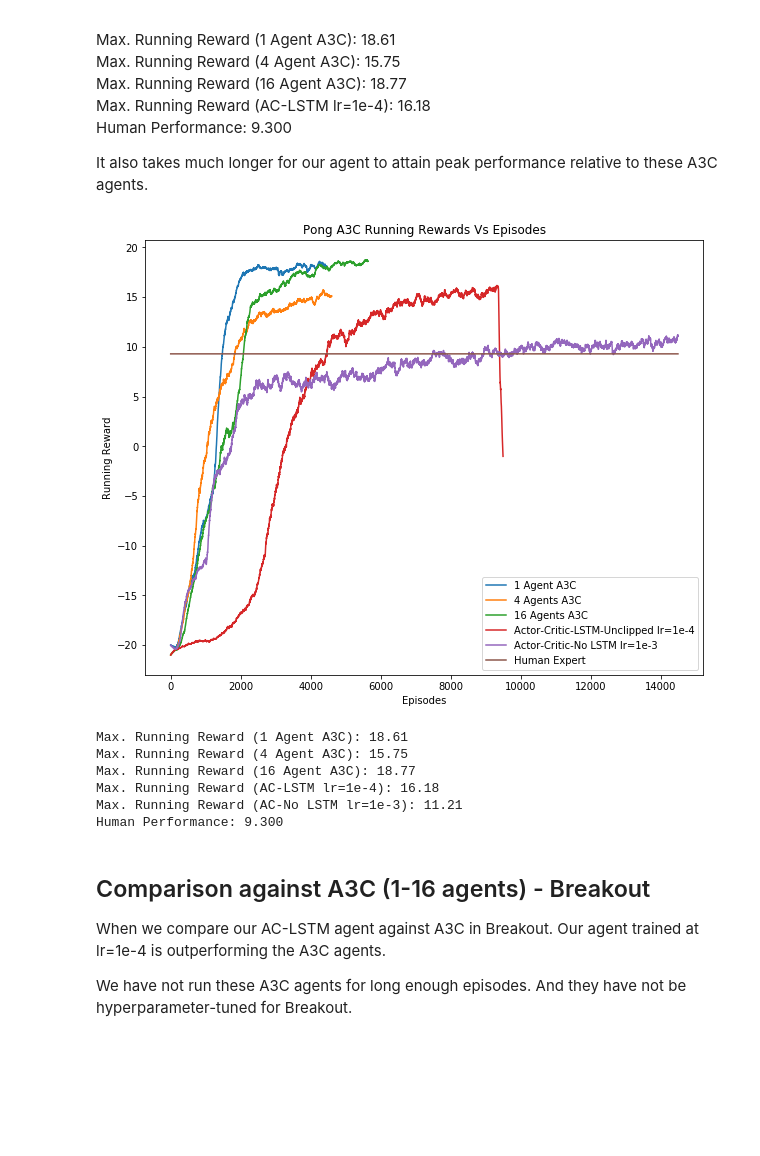
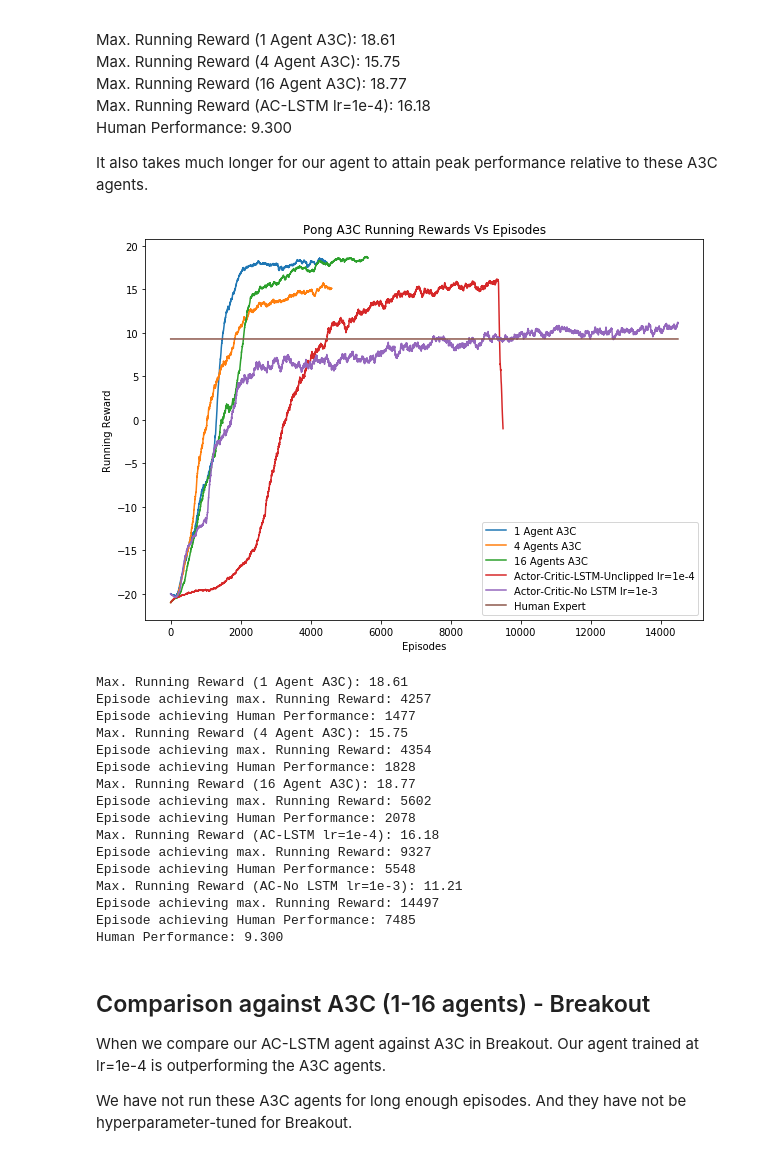
Before and after one commit to LUKELIEM/actor-critic, a Jupyter notebook: AC-LSTM.ipynb, the cells around one changed output. Cells and saved outputs as stored; diff of their text form; code cells hidden in the pictures; blank space fills up the shorter version.

Commit message:
Update training results. Generate new stats and plots.

```diff
--- a/AC-LSTM.ipynb
+++ b/AC-LSTM.ipynb
@@ -837,45 +916,72 @@ human_scores = {'Asteroids-v0': 13157,
                 }
 
 game = 'Pong-v0'
+plt.figure(figsize=(10, 7))
 plt.plot( np.arange(0, len(running_rewards1), 1),running_rewards1, label = '1 Agent A3C')
 plt.plot( np.arange(0, len(running_rewards4), 1),running_rewards4, label = '4 Agents A3C')
 plt.plot( np.arange(0, len(running_rewards16), 1),running_rewards16,label = '16 Agents A3C')
 
 data_file = './results/Pong-v0(AC-lstm-fullepisode-ep=9500).p'.format(game)
 with open(data_file, 'rb') as f:
     data1 = pickle.load(f)
 
 plt.plot(data1, label='Actor-Critic-LSTM-Unclipped lr=1e-4')
 
 data_file = './results/Pong-v0-AC-noLSTM.p'.format(game)
 with open(data_file, 'rb') as f:
     data2 = pickle.load(f)
 
 plt.plot(data2, label='Actor-Critic-No LSTM lr=1e-3')
 
 human = [human_scores[game] for _ in range(len(data2))]
 plt.plot(human, label='Human Expert')
 
 plt.title("Pong A3C Running Rewards Vs Episodes")
 plt.xlabel("Episodes")
 plt.ylabel("Running Reward")
 plt.legend()
 plt.savefig("./plots/ACL-vs-A3C-Pong.png")
 plt.show()
 
+
 print('Max. Running Reward (1 Agent A3C): {:.2f}'.format(max(running_rewards1)))
+print('Episode achieving max. Running Reward: {}'.format(running_rewards1.index(max(running_rewards1))))
+print('Episode achieving Human Performance: {}'.format([i for i,v in enumerate(running_rewards1) if v > human_scores[game]][0]))
+
 print('Max. Running Reward (4 Agent A3C): {:.2f}'.format(max(running_rewards4)))
+print('Episode achieving max. Running Reward: {}'.format(running_rewards4.index(max(running_rewards4))))
+print('Episode achieving Human Performance: {}'.format([i for i,v in enumerate(running_rewards4) if v > human_scores[game]][0]))
+
 print('Max. Running Reward (16 Agent A3C): {:.2f}'.format(max(running_rewards16)))
+print('Episode achieving max. Running Reward: {}'.format(running_rewards16.index(max(running_rewards16))))
+print('Episode achieving Human Performance: {}'.format([i for i,v in enumerate(running_rewards16) if v > human_scores[game]][0]))
+
 print('Max. Running Reward (AC-LSTM lr=1e-4): {:.2f}'.format(max(data1)))
+print('Episode achieving max. Running Reward: {}'.format(data1.index(max(data1))))
+print('Episode achieving Human Performance: {}'.format([i for i,v in enumerate(data_1) if v > human_scores[game]][0]))
+
+print('Episode achieving max. Running Reward: {}'.format(data2.index(max(data2))))
 print('Max. Running Reward (AC-No LSTM lr=1e-3): {:.2f}'.format(max(data2)))
+print('Episode achieving Human Performance: {}'.format([i for i,v in enumerate(data2) if v > human_scores[game]][0]))
+
 print('Human Performance: {:.3f}'.format(human_scores[game]))
 # %% [output]
-[figure, old version]
+[figure, new version]
 Max. Running Reward (1 Agent A3C): 18.61
+Episode achieving max. Running Reward: 4257
+Episode achieving Human Performance: 1477
 Max. Running Reward (4 Agent A3C): 15.75
+Episode achieving max. Running Reward: 4354
+Episode achieving Human Performance: 1828
 Max. Running Reward (16 Agent A3C): 18.77
+Episode achieving max. Running Reward: 5602
+Episode achieving Human Performance: 2078
 Max. Running Reward (AC-LSTM lr=1e-4): 16.18
+Episode achieving max. Running Reward: 9327
+Episode achieving Human Performance: 5548
 Max. Running Reward (AC-No LSTM lr=1e-3): 11.21
+Episode achieving max. Running Reward: 14497
+Episode achieving Human Performance: 7485
 Human Performance: 9.300
 # %% [markdown]
 ## Comparison against A3C (1-16 agents) - Breakout
```
Also changed, not shown: parts of 8 cells of this notebook, 5 other files.
